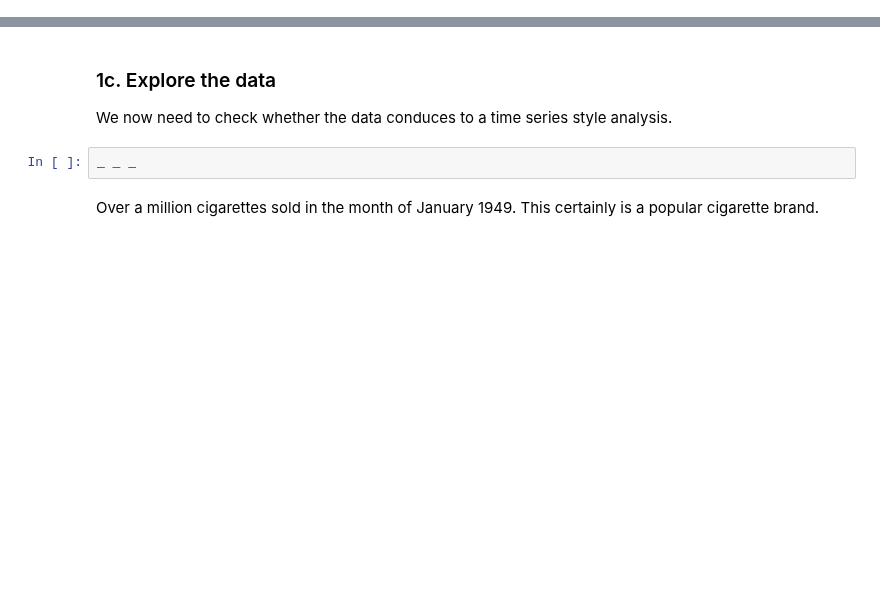
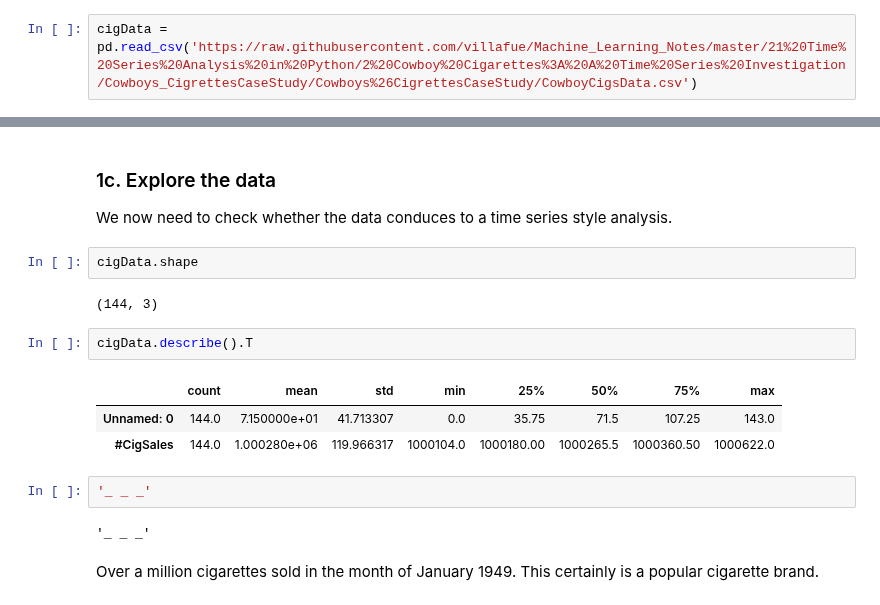
Before and after one commit to villafue/Machine_Learning_Notes, a Jupyter notebook: 21 Time Series Analysis in Python/2 Cowboy Cigarettes: A Time Series Investigation/Cowboys_CigrettesCaseStudy/Cowboys&CigrettesCaseStudy/Cowboy Cigarettes Case Study - Tier 1.ipynb, the cells around one changed output, grey strips where cells are left out. Saved outputs shown, nothing was run; the diff lists cells and outputs as text; blank space fills up the shorter version.

```diff
--- a/21 Time Series Analysis in Python/2 Cowboy Cigarettes: A Time Series Investigation/Cowboys_CigrettesCaseStudy/Cowboys&CigrettesCaseStudy/Cowboy Cigarettes Case Study - Tier 1.ipynb
+++ b/21 Time Series Analysis in Python/2 Cowboy Cigarettes: A Time Series Investigation/Cowboys_CigrettesCaseStudy/Cowboys&CigrettesCaseStudy/Cowboy Cigarettes Case Study - Tier 1.ipynb
@@ -65,0 +68,2 @@ _ _ _
+# %%
+cigData = pd.read_csv('https://raw.githubusercontent.com/villafue/Machine_Learning_Notes/master/21%20Time%20Series%20Analysis%20in%20Python/2%20Cowboy%20Cigarettes%3A%20A%20Time%20Series%20Investigation/Cowboys_CigrettesCaseStudy/Cowboys%26CigrettesCaseStudy/CowboyCigsData.csv')
@@ -66,8 +79,20 @@ _ _ _
 # %% [markdown]
 ### 1c. Explore the data
 We now need to check whether the data conduces to a time series style analysis.
+# %%
+cigData.shape
+# %% [output]
+(144, 3)
+# %%
+cigData.describe().T
+# %% [output]
+|  | count | mean | std | min | 25% | 50% | 75% | max |
+| Unnamed: 0 | 144.0 | 7.150000e+01 | 41.713307 | 0.0 | 35.75 | 71.5 | 107.25 | 143.0 |
+| #CigSales | 144.0 | 1.000280e+06 | 119.966317 | 1000104.0 | 1000180.00 | 1000265.5 | 1000360.50 | 1000622.0 |
 # %%
-_ _ _
+'_ _ _'
+# %% [output]
+'_ _ _'
 # %% [markdown]
 Over a million cigarettes sold in the month of January 1949. This certainly is a popular cigarette brand.
 # %% [markdown]
```
Also changed, not shown: parts of 19 cells of this notebook.
